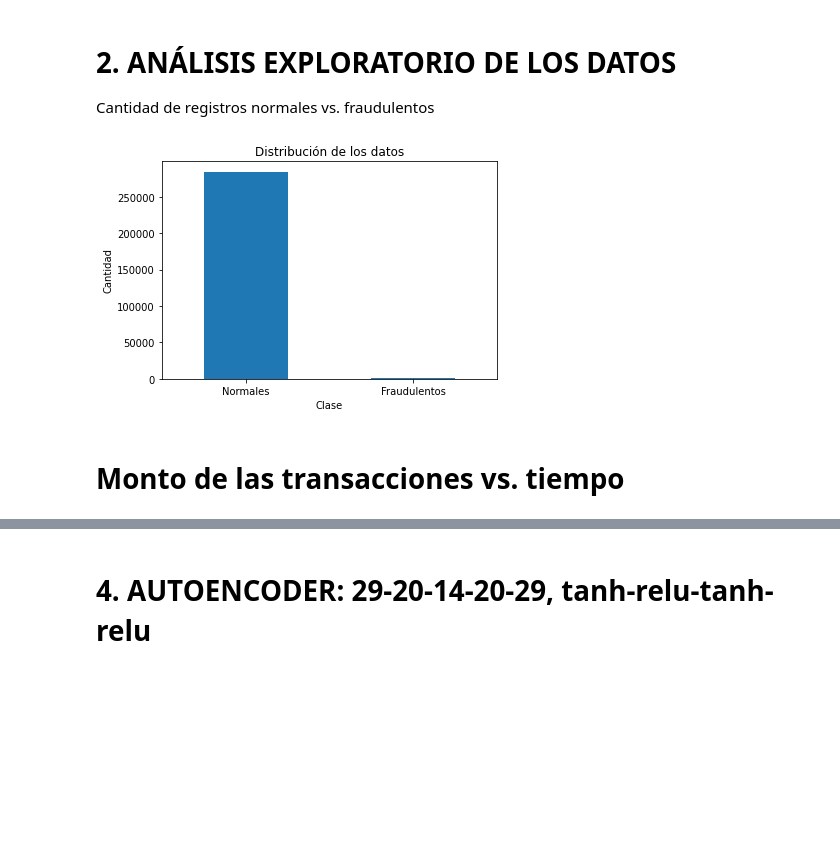
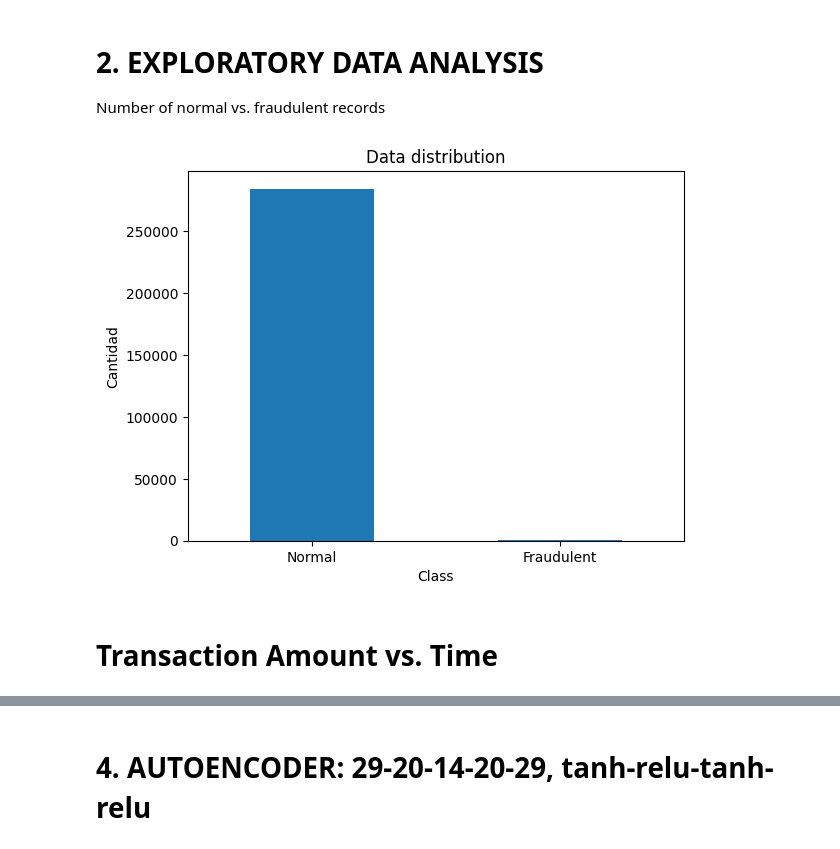
Before and after one commit to adiumx/Datascience, a Jupyter notebook: creditcard_fraud_detector/fraud_detector.ipynb, the cells around one changed output, grey strips where cells are left out. Saved outputs shown, nothing was run; the diff lists cells and outputs as text; code cells hidden in the pictures; blank space fills up the shorter version.

```diff
--- a/creditcard_fraud_detector/fraud_detector.ipynb
+++ b/creditcard_fraud_detector/fraud_detector.ipynb
@@ -33,18 +33,18 @@ Name: Class, dtype: int64
-# %% [markdown]
-# 2. ANÁLISIS EXPLORATORIO DE LOS DATOS
-
-Cantidad de registros normales vs. fraudulentos
+# %% [markdown]
+# 2. EXPLORATORY DATA ANALYSIS
+
+Number of normal vs. fraudulent records
 # %%
 nr_clases.plot(kind = 'bar', rot=0)
-plt.xticks(range(2), ['Normales', 'Fraudulentos'])
-plt.title("Distribución de los datos")
-plt.xlabel("Clase")
+plt.xticks(range(2), ['Normal', 'Fraudulent'])
+plt.title("Data distribution")
+plt.xlabel("Class")
 plt.ylabel("Cantidad")
 plt.show()
 # %% [output]
-[figure, old version]
+[figure, new version]
-# %% [markdown]
-# Monto de las transacciones vs. tiempo
+# %% [markdown]
+# Transaction Amount vs. Time
 # %%
 normales = datos[datos.Class==0]
 fraudulentos = datos[datos.Class==1]
```
Also changed, not shown: parts of 16 cells of this notebook.
